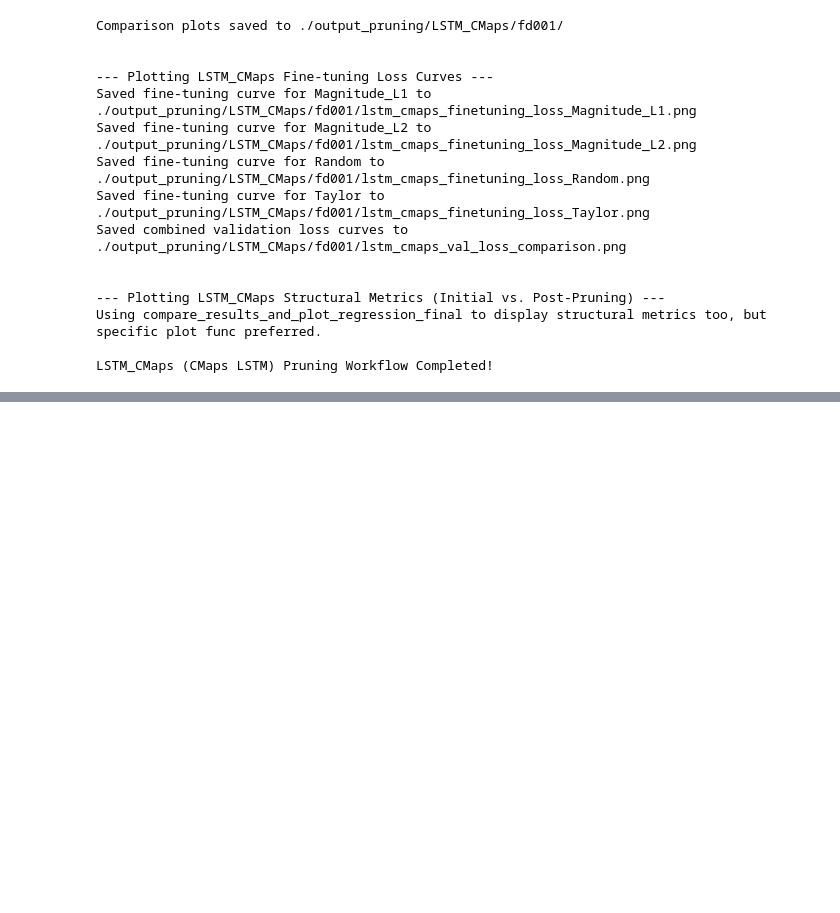
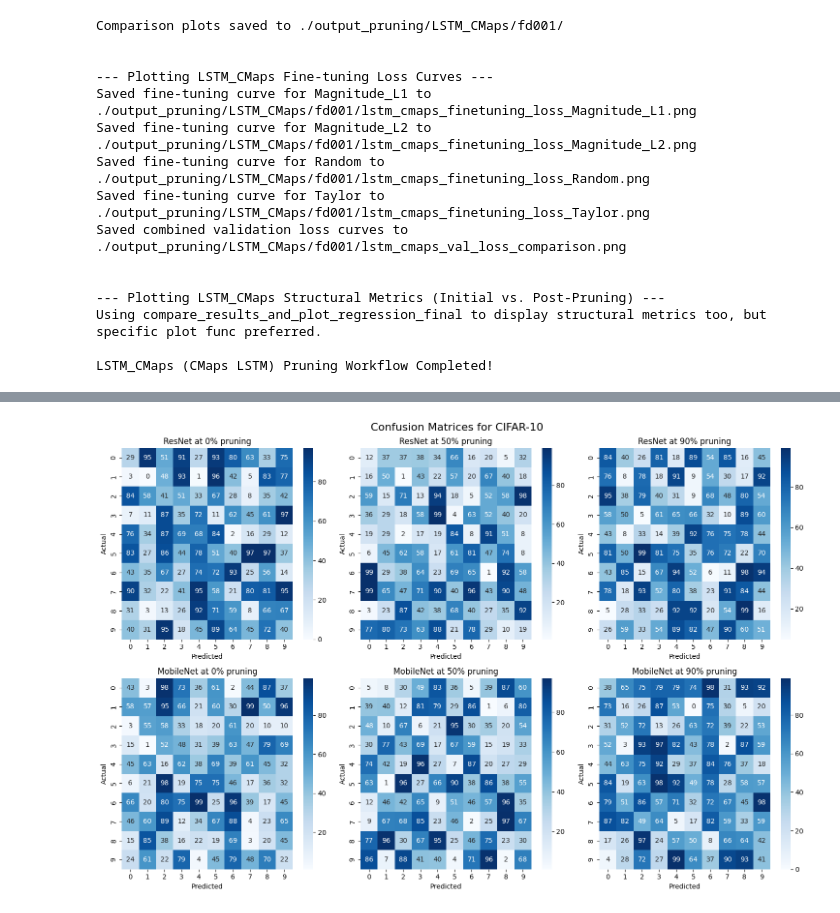
Before and after one commit to m-a-islam/master-thesis, a Jupyter notebook: timeseries/lstm/lstm_nasa_data_pruning.ipynb, the cells around one changed output, grey strips where cells are left out. Saved outputs shown, nothing was run; the diff lists cells and outputs as text; code cells hidden in the pictures; blank space fills up the shorter version.

```diff
--- a/timeseries/lstm/lstm_nasa_data_pruning.ipynb
+++ b/timeseries/lstm/lstm_nasa_data_pruning.ipynb
@@ -1132,0 +1209,27 @@ LSTM_CMaps (CMaps LSTM) Pruning Workflow Completed!
+# %%
+import seaborn as sns
+import matplotlib.pyplot as plt
+import numpy as np
+
+# Sample confusion matrices (replace with your actual data)
+selected_ratios = [0, 50, 90]
+confusion_matrices = {
+    'ResNet': {ratio: np.random.randint(0, 100, (10, 10)) for ratio in selected_ratios},  # 10 classes for CIFAR-10
+    'MobileNet': {ratio: np.random.randint(0, 100, (10, 10)) for ratio in selected_ratios}
+}
+
+fig, axes = plt.subplots(2, 3, figsize=(15, 10))
+fig.suptitle('Confusion Matrices for CIFAR-10', fontsize=16)
+
+for i, model in enumerate(['ResNet', 'MobileNet']):
+    for j, ratio in enumerate(selected_ratios):
+        ax = axes[i, j]
+        sns.heatmap(confusion_matrices[model][ratio], annot=True, fmt='d', cmap='Blues', ax=ax)
+        ax.set_title(f'{model} at {ratio}% pruning')
+        ax.set_xlabel('Predicted')
+        ax.set_ylabel('Actual')
+
+plt.tight_layout()
+plt.savefig('cifar10_confusion.png')
+# %% [output]
+[figure, added]
```
Also changed, not shown: parts of 5 cells of this notebook, 3 other files.
